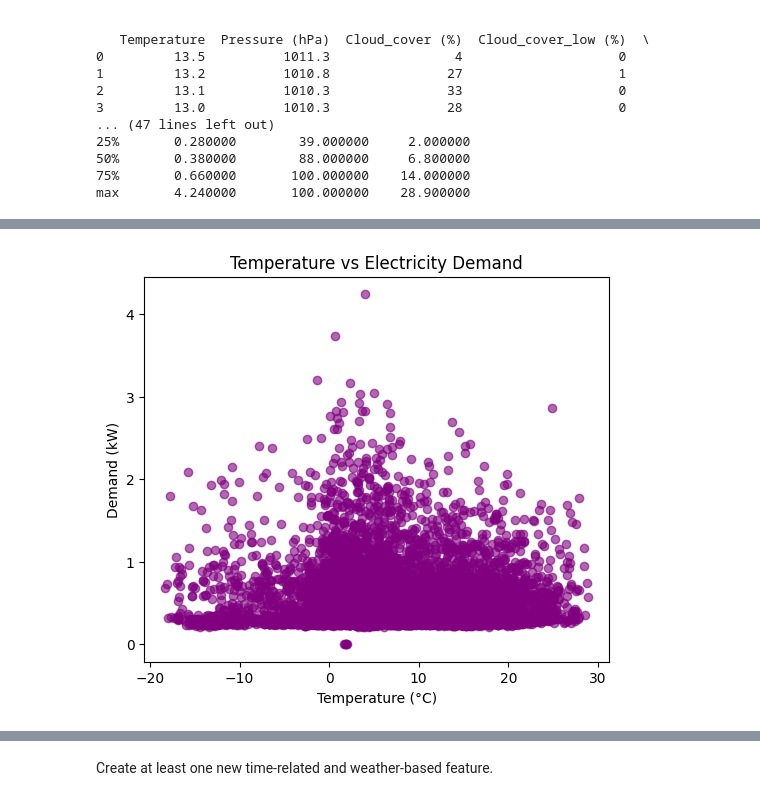
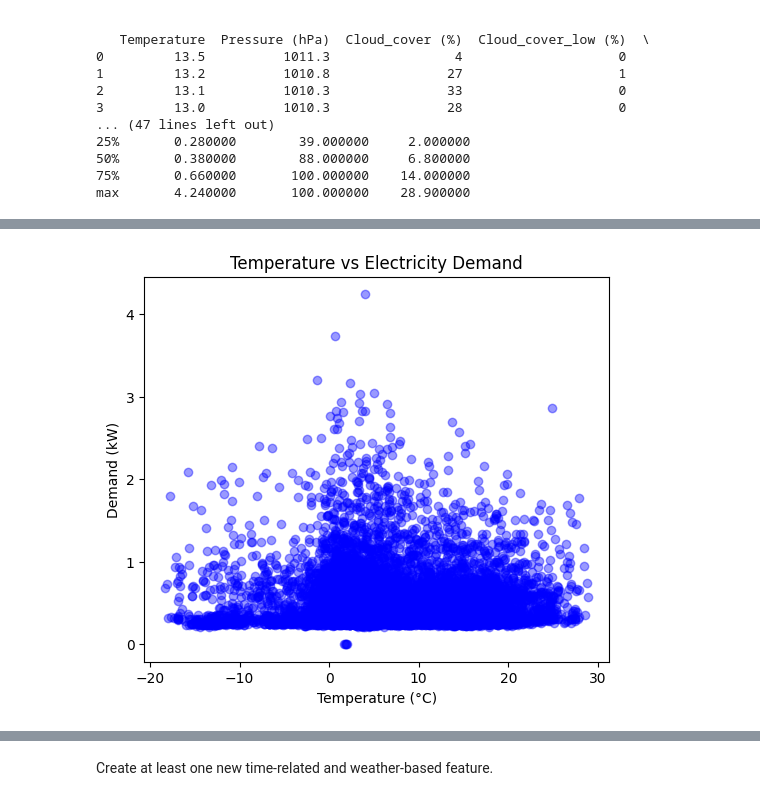
Before and after one commit to asonidou/Energy-Data, a Jupyter notebook: Copy_of_jupyter.ipynb, the cells around one changed output, grey strips where cells are left out. Saved outputs shown, nothing was run; the diff lists cells and outputs as text; code cells hidden in the pictures.

```diff
--- a/Copy_of_jupyter.ipynb
+++ b/Copy_of_jupyter.ipynb
@@ -852,12 +852,12 @@ plt.show()
 # %%
 plt.figure(figsize=(6,5))
-plt.scatter(df['Temperature'], df['Demand'], alpha=0.6, color='purple')
+plt.scatter(df['Temperature'], df['Demand'], alpha=0.4, color='blue')
 plt.xlabel('Temperature (°C)')
 plt.ylabel('Demand (kW)')
 plt.title('Temperature vs Electricity Demand')
 plt.show()
 # %% [output]
-[figure, old version]
+[figure, new version]
 # %%
 from sklearn.preprocessing import QuantileTransformer
 import matplotlib.pyplot as plt
```
Also changed, not shown: parts of 11 cells of this notebook.
